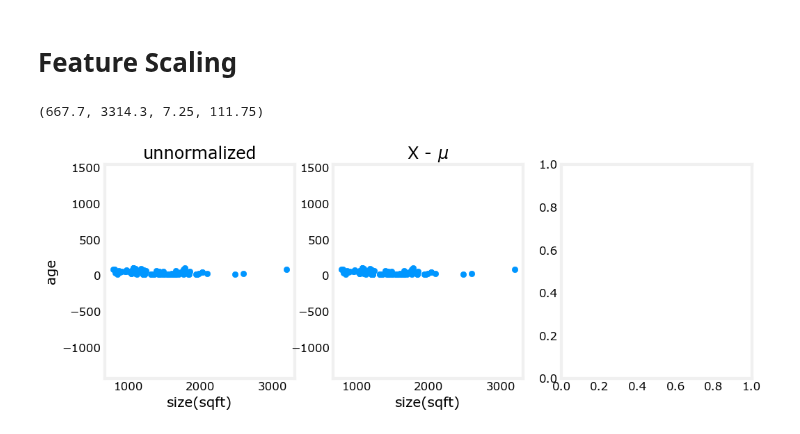
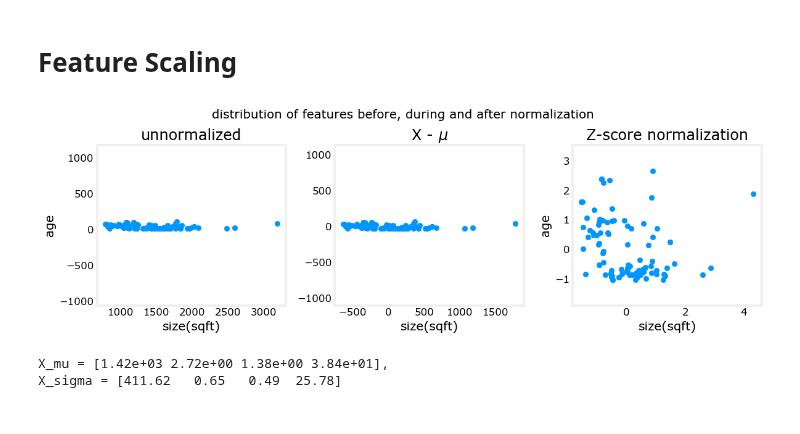
Before and after one commit to amansingh202/python_learning, a Jupyter notebook: ML_week2_lab03.ipynb, the cells around one changed output. Drawn from its saved outputs; the diff is of its cells as text; code cells hidden in the pictures.

Commit message:
normalizing the original features

```diff
--- a/ML_week2_lab03.ipynb
+++ b/ML_week2_lab03.ipynb
@@ -114,30 +114,39 @@ def zscale_normalization(X):
 # %%
 #Z-score normalization step by step
 mu = np.mean(X_train, axis = 0)
 sigma = np.std(X_train, axis = 0)
 X_mean = (X_train - mu)
 X_norm = X_mean / sigma
 
 fig, ax = plt.subplots(1, 3, figsize = (12,4))
 ax[0].scatter(X_train[:,0], X_train[:,3])
 ax[0].set_xlabel(X_features[0])
 ax[0].set_ylabel(X_features[3])
 ax[0].set_title("unnormalized")
 ax[0].axis('equal')
 
-ax[1].scatter(X_train[:,0], X_train[:,3])
+ax[1].scatter(X_mean[:,0], X_mean[:,3])
 ax[1].set_xlabel(X_features[0])
 ax[0].set_ylabel(X_features[3])
 ax[1].set_title("X - $\mu$")
 ax[1].axis('equal')
 
-ax[2].scatter(X_norm[:,0], X_train[:,3])
+ax[2].scatter(X_norm[:,0], X_norm[:,3])
 ax[2].set_xlabel(X_features[0])
 ax[2].set_ylabel(X_features[3])
 ax[2].set_title("Z-score normalization")
 ax[2].axis('equal')
 plt.tight_layout(rect = [0, 0.03, 1, 0.95])
-fig.suptitle("distribution of features before, during and after normalizatio")
+fig.suptitle("distribution of features before, during and after normalization")
+plt.show()
 # %% [output]
-(667.7, 3314.3, 7.25, 111.75)
-[figure, old version]
+[figure, new version]
+# %%
+#normalize the original features
+X_norm, X_mu, X_sigma = zscore_normalization(X_train)
+print(f"X_mu = {X_mu}, \nX_sigma = {X_sigma}")
+
+print(f"Peak to peak range by column in Raw data set: X{np.ptp(X-)}")
+# %% [output]
+X_mu = [1.42e+03 2.72e+00 1.38e+00 3.84e+01],
+X_sigma = [411.62   0.65   0.49  25.78]
```
Also changed, not shown: parts of 1 cell of this notebook.
